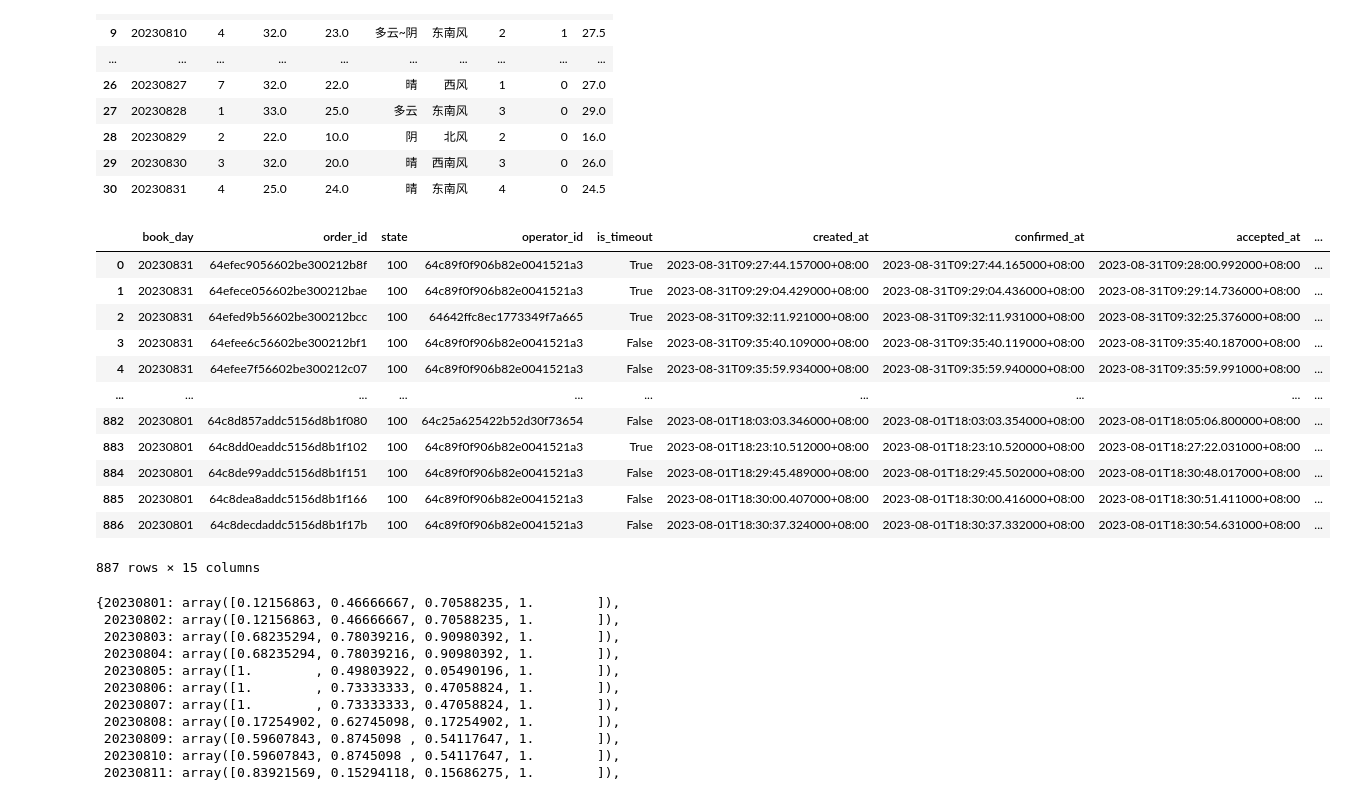
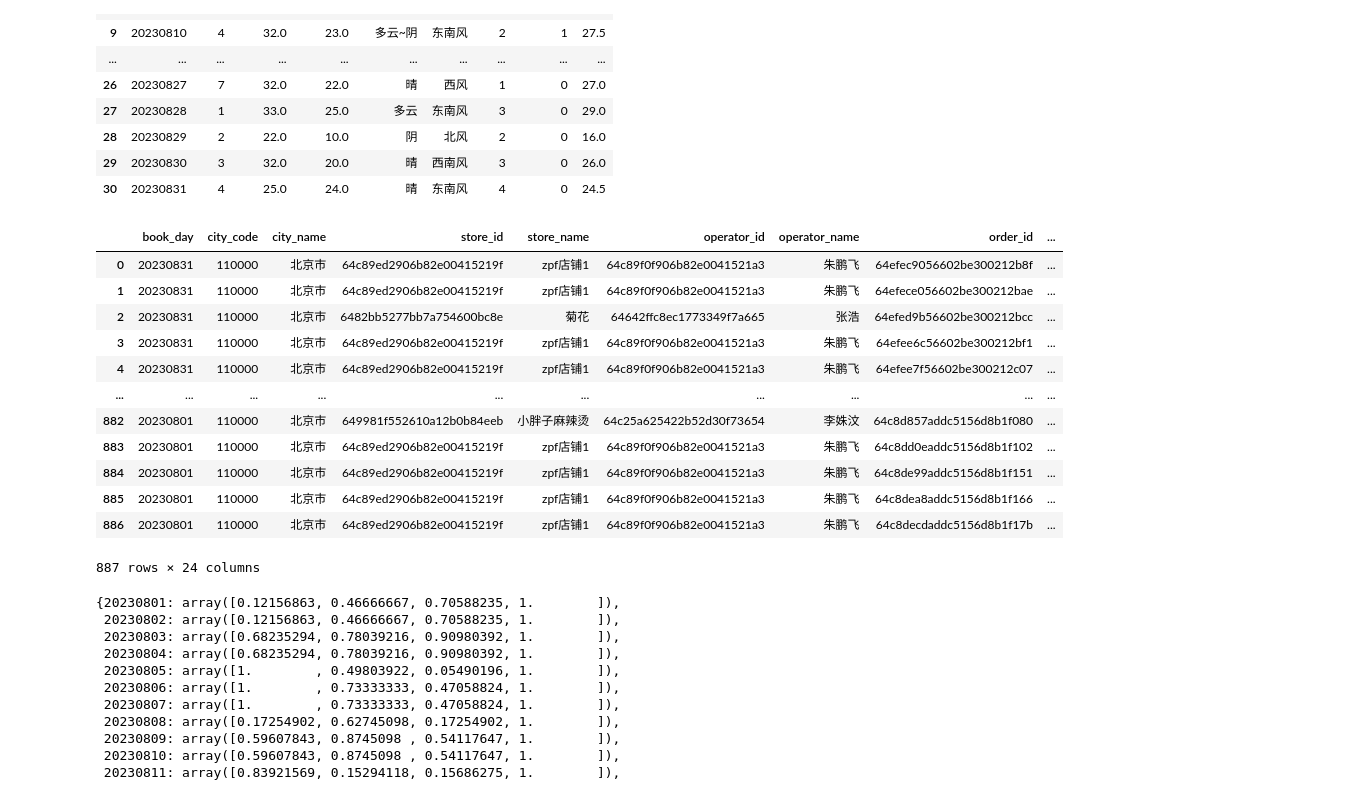
Before and after one commit to pql-eternally/algorithm, a Jupyter notebook: python/qpandas/骑手排班计划.ipynb, the cells around one changed output. Cells and saved outputs as stored; diff of their text form; code cells hidden in the pictures.

```diff
--- a/python/qpandas/骑手排班计划.ipynb
+++ b/python/qpandas/骑手排班计划.ipynb
@@ -44,28 +44,28 @@ weather_df
 | 29 | 20230830 | 3 | 32.0 | 20.0 | 晴 | 西南风 | 3 | 0 | 26.0 |
 | 30 | 20230831 | 4 | 25.0 | 24.0 | 晴 | 东南风 | 4 | 0 | 24.5 |
 # %%
-order_df = pd.read_csv('./data/北京8月订单.csv')
+order_df = pd.read_csv('./data/北京市<20230801-20230831>订单.csv')
 date_field = 'accepted_at'
 order_df['date'] = pd.to_datetime(order_df[date_field])  # 将日期转换为时间格式
 order_df = order_df.rename(columns={'shipping_date': 'book_day'})
 order_df['day'] = order_df['date'].dt.day
 order_df['hour'] = order_df['date'].dt.hour
 order_df['weekday'] = order_df['date'].dt.weekday
 order_df
 # %% [output]
-|  | book_day | order_id | state | operator_id | is_timeout | created_at | confirmed_at | accepted_at | ... |
-| 0 | 20230831 | 64efec9056602be300212b8f | 100 | 64c89f0f906b82e0041521a3 | True | 2023-08-31T09:27:44.157000+08:00 | 2023-08-31T09:27:44.165000+08:00 | 2023-08-31T09:28:00.992000+08:00 | ... |
-| 1 | 20230831 | 64efece056602be300212bae | 100 | 64c89f0f906b82e0041521a3 | True | 2023-08-31T09:29:04.429000+08:00 | 2023-08-31T09:29:04.436000+08:00 | 2023-08-31T09:29:14.736000+08:00 | ... |
-| 2 | 20230831 | 64efed9b56602be300212bcc | 100 | 64642ffc8ec1773349f7a665 | True | 2023-08-31T09:32:11.921000+08:00 | 2023-08-31T09:32:11.931000+08:00 | 2023-08-31T09:32:25.376000+08:00 | ... |
-| 3 | 20230831 | 64efee6c56602be300212bf1 | 100 | 64c89f0f906b82e0041521a3 | False | 2023-08-31T09:35:40.109000+08:00 | 2023-08-31T09:35:40.119000+08:00 | 2023-08-31T09:35:40.187000+08:00 | ... |
-| 4 | 20230831 | 64efee7f56602be300212c07 | 100 | 64c89f0f906b82e0041521a3 | False | 2023-08-31T09:35:59.934000+08:00 | 2023-08-31T09:35:59.940000+08:00 | 2023-08-31T09:35:59.991000+08:00 | ... |
+|  | book_day | city_code | city_name | store_id | store_name | operator_id | operator_name | order_id | ... |
+| 0 | 20230831 | 110000 | 北京市 | 64c89ed2906b82e00415219f | zpf店铺1 | 64c89f0f906b82e0041521a3 | 朱鹏飞 | 64efec9056602be300212b8f | ... |
+| 1 | 20230831 | 110000 | 北京市 | 64c89ed2906b82e00415219f | zpf店铺1 | 64c89f0f906b82e0041521a3 | 朱鹏飞 | 64efece056602be300212bae | ... |
+| 2 | 20230831 | 110000 | 北京市 | 6482bb5277bb7a754600bc8e | 菊花 | 64642ffc8ec1773349f7a665 | 张浩 | 64efed9b56602be300212bcc | ... |
+| 3 | 20230831 | 110000 | 北京市 | 64c89ed2906b82e00415219f | zpf店铺1 | 64c89f0f906b82e0041521a3 | 朱鹏飞 | 64efee6c56602be300212bf1 | ... |
+| 4 | 20230831 | 110000 | 北京市 | 64c89ed2906b82e00415219f | zpf店铺1 | 64c89f0f906b82e0041521a3 | 朱鹏飞 | 64efee7f56602be300212c07 | ... |
 | ... | ... | ... | ... | ... | ... | ... | ... | ... | ... |
-| 882 | 20230801 | 64c8d857addc5156d8b1f080 | 100 | 64c25a625422b52d30f73654 | False | 2023-08-01T18:03:03.346000+08:00 | 2023-08-01T18:03:03.354000+08:00 | 2023-08-01T18:05:06.800000+08:00 | ... |
-| 883 | 20230801 | 64c8dd0eaddc5156d8b1f102 | 100 | 64c89f0f906b82e0041521a3 | True | 2023-08-01T18:23:10.512000+08:00 | 2023-08-01T18:23:10.520000+08:00 | 2023-08-01T18:27:22.031000+08:00 | ... |
-| 884 | 20230801 | 64c8de99addc5156d8b1f151 | 100 | 64c89f0f906b82e0041521a3 | False | 2023-08-01T18:29:45.489000+08:00 | 2023-08-01T18:29:45.502000+08:00 | 2023-08-01T18:30:48.017000+08:00 | ... |
-| 885 | 20230801 | 64c8dea8addc5156d8b1f166 | 100 | 64c89f0f906b82e0041521a3 | False | 2023-08-01T18:30:00.407000+08:00 | 2023-08-01T18:30:00.416000+08:00 | 2023-08-01T18:30:51.411000+08:00 | ... |
-| 886 | 20230801 | 64c8decdaddc5156d8b1f17b | 100 | 64c89f0f906b82e0041521a3 | False | 2023-08-01T18:30:37.324000+08:00 | 2023-08-01T18:30:37.332000+08:00 | 2023-08-01T18:30:54.631000+08:00 | ... |
+| 882 | 20230801 | 110000 | 北京市 | 649981f552610a12b0b84eeb | 小胖子麻辣烫 | 64c25a625422b52d30f73654 | 李姝汶 | 64c8d857addc5156d8b1f080 | ... |
+| 883 | 20230801 | 110000 | 北京市 | 64c89ed2906b82e00415219f | zpf店铺1 | 64c89f0f906b82e0041521a3 | 朱鹏飞 | 64c8dd0eaddc5156d8b1f102 | ... |
+| 884 | 20230801 | 110000 | 北京市 | 64c89ed2906b82e00415219f | zpf店铺1 | 64c89f0f906b82e0041521a3 | 朱鹏飞 | 64c8de99addc5156d8b1f151 | ... |
+| 885 | 20230801 | 110000 | 北京市 | 64c89ed2906b82e00415219f | zpf店铺1 | 64c89f0f906b82e0041521a3 | 朱鹏飞 | 64c8dea8addc5156d8b1f166 | ... |
+| 886 | 20230801 | 110000 | 北京市 | 64c89ed2906b82e00415219f | zpf店铺1 | 64c89f0f906b82e0041521a3 | 朱鹏飞 | 64c8decdaddc5156d8b1f17b | ... |
-887 rows × 15 columns
+887 rows × 24 columns
 # %%
 # 给日期设置对应的颜色，进行区分
 days = weather_df['日期']
```
Also changed, not shown: parts of 2 cells of this notebook, 3 other files.
